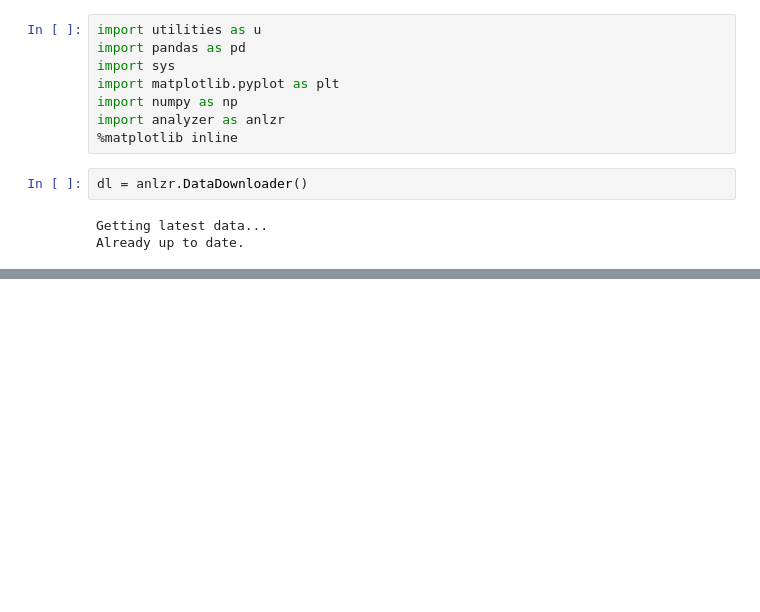
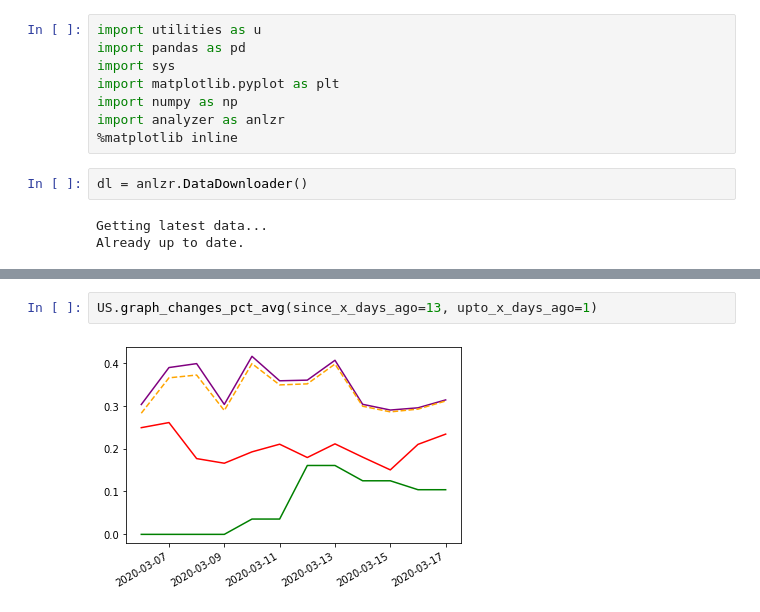
Before and after one commit to Addidy/coronavirus-analysis, a Jupyter notebook: src/US.ipynb, the cells around one changed output, grey strips where cells are left out. Cells and saved outputs as stored; diff of their text form; blank space fills up the shorter version.

```diff
--- a/src/US.ipynb
+++ b/src/US.ipynb
@@ -45 +45,5 @@ US.graph_changes_pct(since_x_days_ago=6)
+# %%
+US.graph_changes_pct_avg(since_x_days_ago=13, upto_x_days_ago=1)
+# %% [output]
+[figure, added]
 # %%
```
Also changed, not shown: parts of 7 cells of this notebook, 7 other files.
